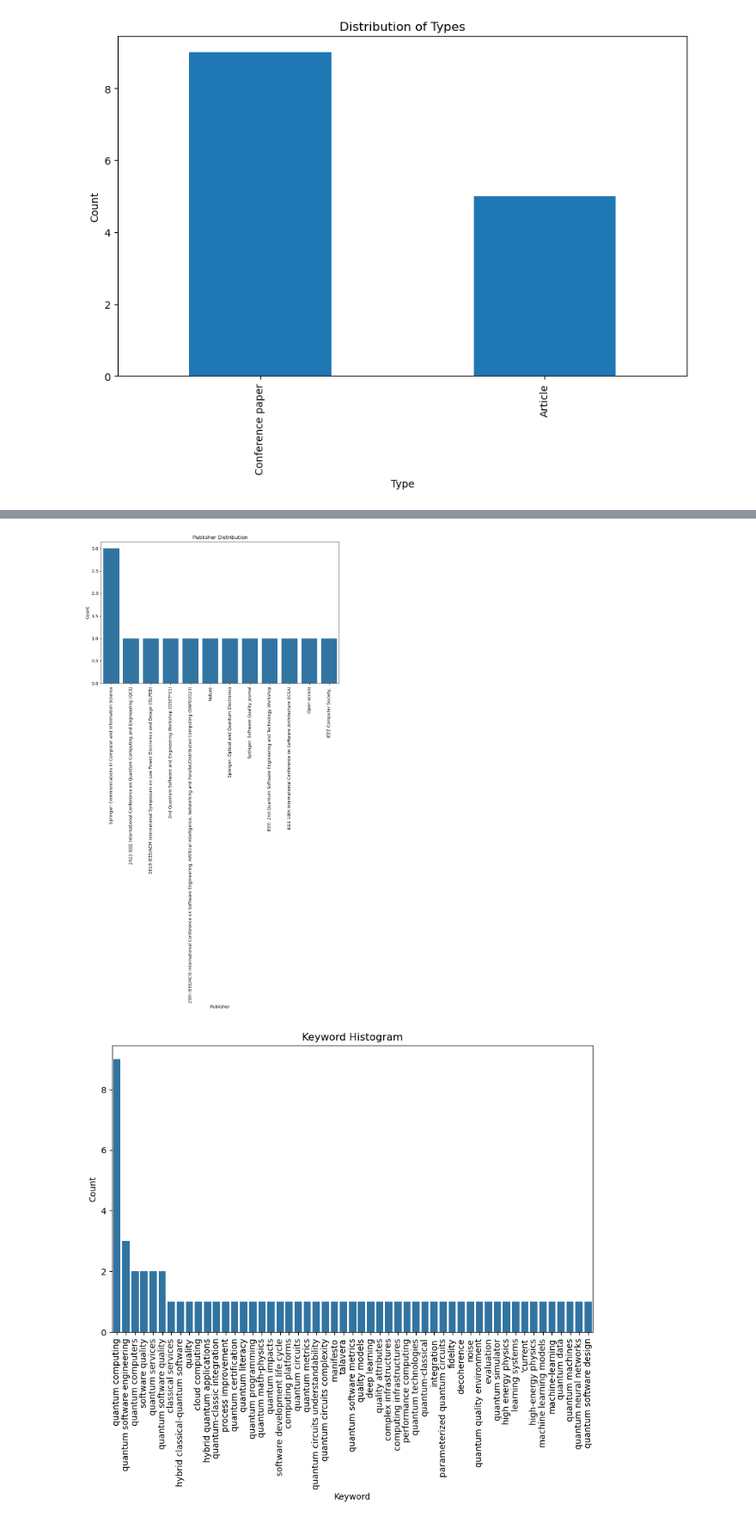
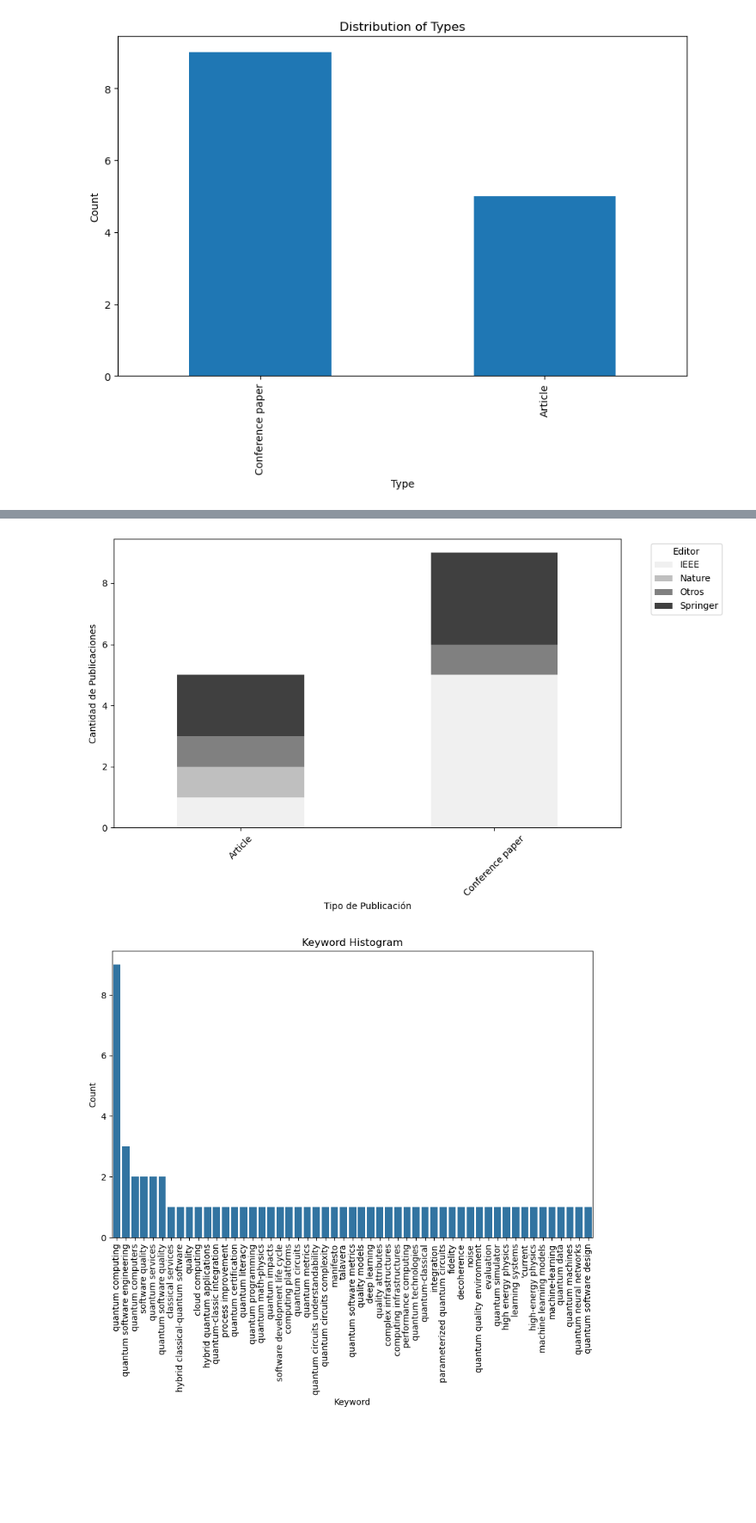
Before and after one commit to xthecapx/mapping, a Jupyter notebook: mapping.ipynb, the cells around one changed output, grey strips where cells are left out. Shown: that part at 86% size. Cells and saved outputs as stored; diff of their text form; code cells hidden in the pictures; blank space fills up the shorter version.

```diff
--- a/mapping.ipynb
+++ b/mapping.ipynb
@@ -49,15 +51,33 @@ plt.show()
-# %%
-# 3. Chart with publishers
-publisher_counts = data['Publisher'].value_counts()
-plt.figure(figsize=(10, 6))
-sns.barplot(x=publisher_counts.index, y=publisher_counts.values)
-plt.title('Publisher Distribution')
-plt.xlabel('Publisher')
-plt.ylabel('Count')
-plt.xticks(rotation=90)
-plt.show()
-# %% [output]
-[figure, removed]
+# %%
+def categorize_publisher(publisher):
+    if 'IEEE' in publisher:
+        return 'IEEE'
+    elif 'Springer' in publisher:
+        return 'Springer'
+    elif 'Nature' in publisher:
+        return 'Nature'
+    else:
+        return 'Otros'
+
+data['publisher_group'] = data['Publisher'].apply(categorize_publisher)
+grouped = data.groupby(['type', 'publisher_group']).size().unstack(fill_value=0)
+
+gray_colors = ['#f0f0f0', '#bfbfbf', '#808080', '#404040']
+grouped.plot(kind='bar', stacked=True, figsize=(10, 6), color=gray_colors)
+
+# Añadir títulos y etiquetas
+# plt.title('Distribución de Publicaciones por Tipo y Editor')
+plt.xlabel('Tipo de Publicación')
+plt.ylabel('Cantidad de Publicaciones')
+plt.xticks(rotation=45)
+plt.legend(title='Editor', bbox_to_anchor=(1.05, 1), loc='upper left')
+
+# Mostrar el gráfico
+plt.tight_layout()
+plt.savefig('conf_by_editor')
+plt.show()
+# %% [output]
+[figure, added]
 # %%
 # Extract keywords and create a list of individual keywords
 all_keywords = []
```
Also changed, not shown: parts of 7 cells of this notebook, 8 other files.
